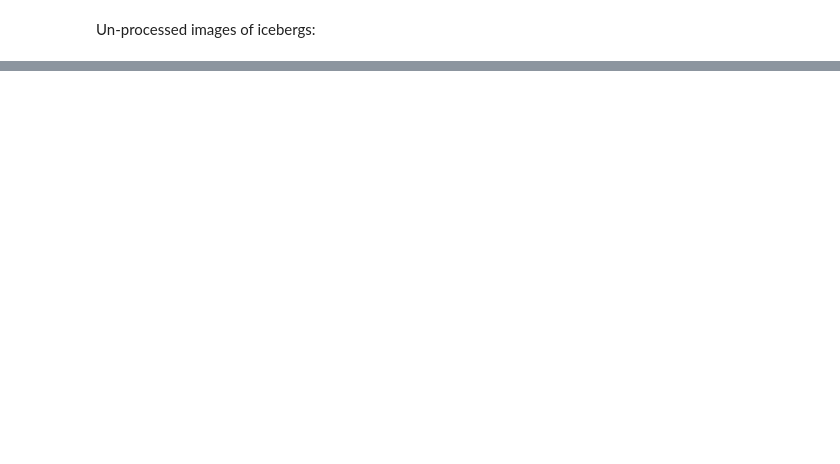
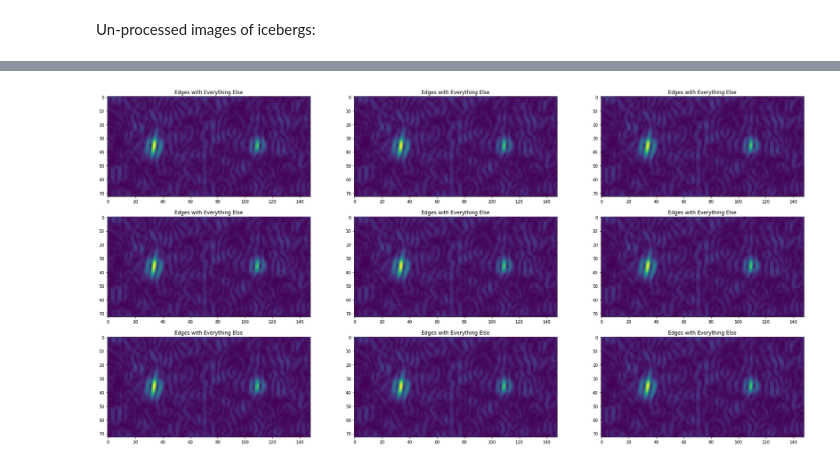
Before and after one commit to kailukowiak/DATA602_Final_Project, a Jupyter notebook: PlanningAndSandBox.ipynb, the cells around one changed output, grey strips where cells are left out. Saved outputs shown, nothing was run; the diff lists cells and outputs as text; code cells hidden in the pictures; blank space fills up the shorter version.

```diff
--- a/PlanningAndSandBox.ipynb
+++ b/PlanningAndSandBox.ipynb
@@ -102,6 +85,7 @@ Here is the code perform all the pre processing over the data frame.
 It saves the results in an np array which is great for other ML libraries.
 # %%
 def pre_process(df):
+    """Concatenate, gauss-denoise, first derivative"""
     imgs = []
     xder = np.array([[-1,0,1],[-2,0,2],[-1,0,1]])
     for i, row in df.iterrows():
@@ -238,10 +228,0 @@ Processed images of Icebergs:
-# %%
-# Plot band_1
-fig = plt.figure(1,figsize=(30,15))
-for i in range(9):
-    ax = fig.add_subplot(3,3,i+1)
-    arr = icebergs2[i]
-    ax.imshow(arr)
-    ax.set_title('Processed Images of Ships')
-
-plt.show()
@@ -252,10 +228,0 @@ Processed Images of Ships
-# %%
-# Plot band_1
-fig = plt.figure(1,figsize=(30,15))
-for i in range(9):
-    ax = fig.add_subplot(3,3,i+1)
-    arr = ships2[i]
-    ax.imshow(arr)
-    ax.set_title('Processed Images of Ships')
-
-plt.show()
@@ -693,0 +233,20 @@ submission.to_csv('submission.csv', index=False)
+# %%
+def pre_process_edge_et_all(df):
+    imgs = []
+    for i, row in df.iterrows():
+        # Concatinate square images to one 75 x 150 pixle image.
+        concat = np.concatenate((np.reshape(np.array(train.iloc[i,0]),(75,75)),
+                   np.reshape(np.array(train.iloc[i,1]),(75,75))), axis =1)
+        # Denoise image
+        gauss_denoised = ndimage.gaussian_filter(temp, 2)
+        # Take first derivative.
+        deriv = signal.convolve2d(gauss_denoised, xder, mode= 'valid')
+        sx = ndimage.sobel(deriv, axis=0, mode='constant')
+        sy = ndimage.sobel(deriv, axis=1, mode='constant')
+        sob = np.hypot(sx, sy)
+        imgs.append(sob)
+    return imgs
+# %%
+samplePlots(pre_process_edge_et_all(train), "Edges with Everything Else")
+# %% [output]
+[figure, added]
```
Also changed, not shown: parts of 39 cells of this notebook.
